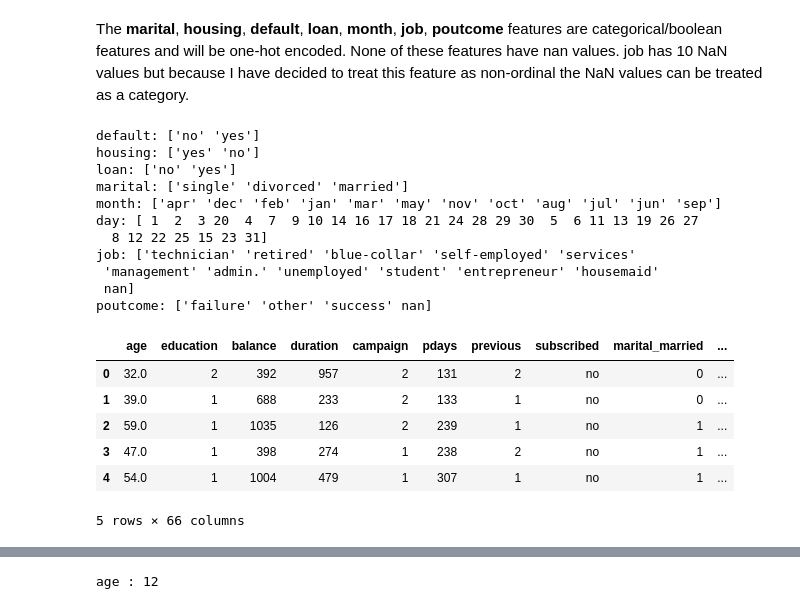
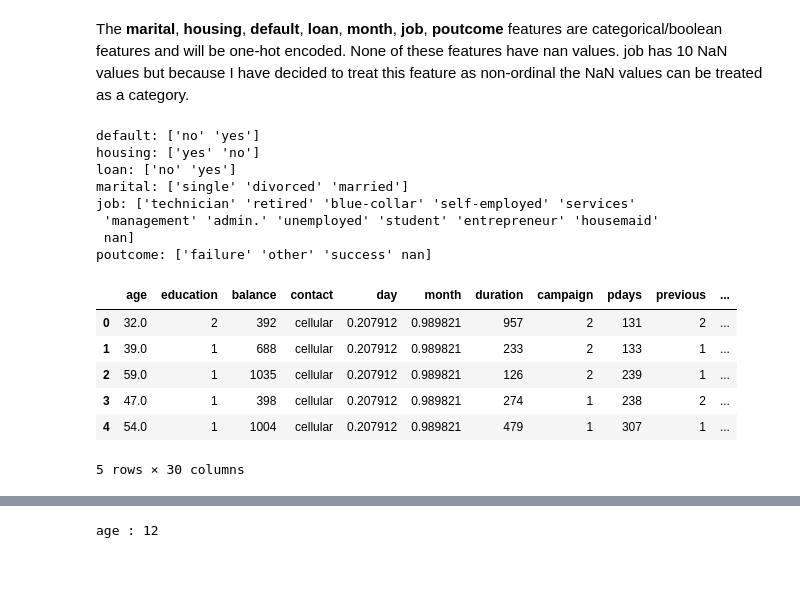
Before and after one commit to barrykidney/CS5062_e-tivity2, a Jupyter notebook: e-tivity2.ipynb, the cells around one changed output, grey strips where cells are left out. Saved outputs shown, nothing was run; the diff lists cells and outputs as text; code cells hidden in the pictures; blank space fills up the shorter version.

```diff
--- a/e-tivity2.ipynb
+++ b/e-tivity2.ipynb
@@ -139,0 +146,21 @@ df.tail()
+# %%
+print(f"Month column before: {df['month'].unique()}")
+
+month_mapper = {
+    "jan": 0,
+    "feb": 1,
+    "mar": 2,
+    "apr": 3,
+    "may": 4,
+    "jun": 5,
+    "jul": 6,
+    "aug": 7,
+    "sep": 8,
+    "oct": 9,
+    "nov": 10,
+    "dec": 11
+}
+
+df['month'] = df['month'].replace(month_mapper)
+
+print(f"Month column after:  {df['month'].unique()}")
@@ -139,0 +170,2 @@ df.tail()
+# %%
+df['month'] = np.sin(2 * np.pi * df['month']/11)
@@ -139,0 +174,2 @@ df.tail()
+# %%
+df['pdays'].mask(df['pdays'] == -1, 999, inplace=True)
@@ -139,0 +186,5 @@ df.tail()
+# %%
+df['job'] = df['job'].fillna("unknown")
+
+print(f"List of unique categories in the 'education' column: {df['job'].unique()}\
+\nThe number of NaN values in the 'education' column: {df['job'].isna().sum()}")
@@ -146,8 +202,6 @@ print(f"default: {df_org['default'].unique()}\
 \nhousing: {df_org['housing'].unique()}\
 \nloan: {df_org['loan'].unique()}\
 \nmarital: {df_org['marital'].unique()}\
-\nmonth: {df_org['month'].unique()}\
-\nday: {df_org['day'].unique()}\
 \njob: {df_org['job'].unique()}\
 \npoutcome: {df_org['poutcome'].unique()}")
 # %% [output]
@@ -155,24 +209,21 @@ default: ['no' 'yes']
 housing: ['yes' 'no']
 loan: ['no' 'yes']
 marital: ['single' 'divorced' 'married']
-month: ['apr' 'dec' 'feb' 'jan' 'mar' 'may' 'nov' 'oct' 'aug' 'jul' 'jun' 'sep']
-day: [ 1  2  3 20  4  7  9 10 14 16 17 18 21 24 28 29 30  5  6 11 13 19 26 27
-  8 12 22 25 15 23 31]
 job: ['technician' 'retired' 'blue-collar' 'self-employed' 'services'
  'management' 'admin.' 'unemployed' 'student' 'entrepreneur' 'housemaid'
  nan]
 poutcome: ['failure' 'other' 'success' nan]
 # %%
-df = pd.get_dummies(df, columns=['marital', 'housing', 'default', 'loan', 'month', 'job', 'day', 'poutcome'], drop_first=True)
+df = pd.get_dummies(df, columns=['marital', 'housing', 'default', 'loan', 'job', 'poutcome'], drop_first=True)
 df.head()
 # %% [output]
-|  | age | education | balance | duration | campaign | pdays | previous | subscribed | marital_married | ... |
-| 0 | 32.0 | 2 | 392 | 957 | 2 | 131 | 2 | no | 0 | ... |
-| 1 | 39.0 | 1 | 688 | 233 | 2 | 133 | 1 | no | 0 | ... |
-| 2 | 59.0 | 1 | 1035 | 126 | 2 | 239 | 1 | no | 1 | ... |
-| 3 | 47.0 | 1 | 398 | 274 | 1 | 238 | 2 | no | 1 | ... |
-| 4 | 54.0 | 1 | 1004 | 479 | 1 | 307 | 1 | no | 1 | ... |
+|  | age | education | balance | contact | day | month | duration | campaign | pdays | previous | ... |
+| 0 | 32.0 | 2 | 392 | cellular | 0.207912 | 0.989821 | 957 | 2 | 131 | 2 | ... |
+| 1 | 39.0 | 1 | 688 | cellular | 0.207912 | 0.989821 | 233 | 2 | 133 | 1 | ... |
+| 2 | 59.0 | 1 | 1035 | cellular | 0.207912 | 0.989821 | 126 | 2 | 239 | 1 | ... |
+| 3 | 47.0 | 1 | 398 | cellular | 0.207912 | 0.989821 | 274 | 1 | 238 | 2 | ... |
+| 4 | 54.0 | 1 | 1004 | cellular | 0.207912 | 0.989821 | 479 | 1 | 307 | 1 | ... |
-5 rows × 66 columns
+5 rows × 30 columns
 # %%
 print(list(df.columns.values))
 # %% [output]
```
Also changed, not shown: parts of 53 cells of this notebook, 1 other file.
